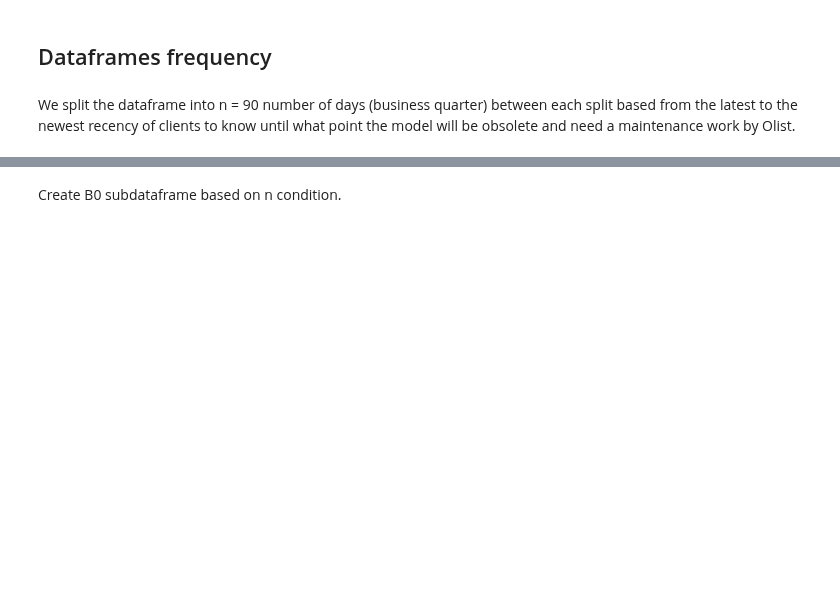
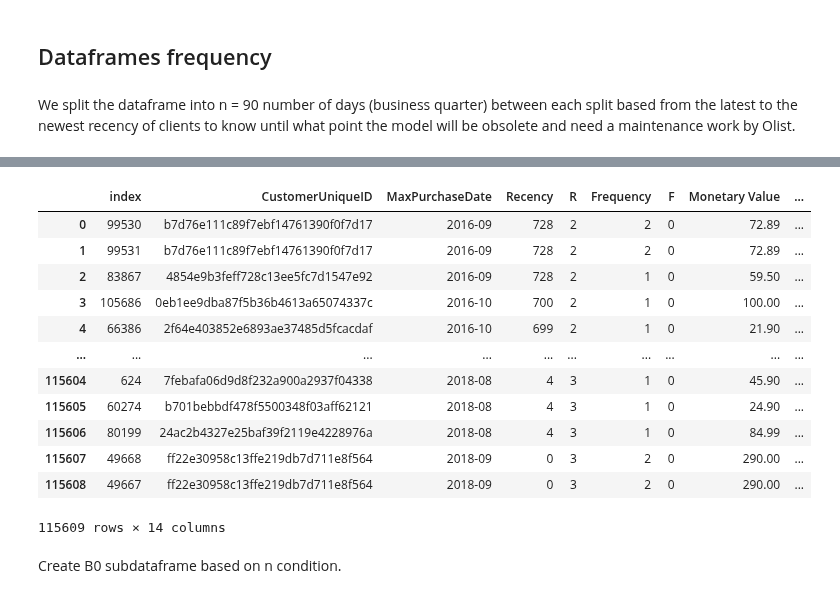
Before and after one commit to Ay0d/Machine-Learning, a Jupyter notebook: clients-segmentation-rfm-maintenance.ipynb, the cells around one changed output, grey strips where cells are left out. Saved outputs shown, nothing was run; the diff lists cells and outputs as text; code cells hidden in the pictures; blank space fills up the shorter version.

```diff
--- a/clients-segmentation-rfm-maintenance.ipynb
+++ b/clients-segmentation-rfm-maintenance.ipynb
@@ -96,0 +128,17 @@ n = 90
+# %%
+df.reset_index(inplace=True)
+df
+# %% [output]
+|  | index | CustomerUniqueID | MaxPurchaseDate | Recency | R | Frequency | F | Monetary Value | ... |
+| 0 | 99530 | b7d76e111c89f7ebf14761390f0f7d17 | 2016-09 | 728 | 2 | 2 | 0 | 72.89 | ... |
+| 1 | 99531 | b7d76e111c89f7ebf14761390f0f7d17 | 2016-09 | 728 | 2 | 2 | 0 | 72.89 | ... |
+| 2 | 83867 | 4854e9b3feff728c13ee5fc7d1547e92 | 2016-09 | 728 | 2 | 1 | 0 | 59.50 | ... |
+| 3 | 105686 | 0eb1ee9dba87f5b36b4613a65074337c | 2016-10 | 700 | 2 | 1 | 0 | 100.00 | ... |
+| 4 | 66386 | 2f64e403852e6893ae37485d5fcacdaf | 2016-10 | 699 | 2 | 1 | 0 | 21.90 | ... |
+| ... | ... | ... | ... | ... | ... | ... | ... | ... | ... |
+| 115604 | 624 | 7febafa06d9d8f232a900a2937f04338 | 2018-08 | 4 | 3 | 1 | 0 | 45.90 | ... |
+| 115605 | 60274 | b701bebbdf478f5500348f03aff62121 | 2018-08 | 4 | 3 | 1 | 0 | 24.90 | ... |
+| 115606 | 80199 | 24ac2b4327e25baf39f2119e4228976a | 2018-08 | 4 | 3 | 1 | 0 | 84.99 | ... |
+| 115607 | 49668 | ff22e30958c13ffe219db7d711e8f564 | 2018-09 | 0 | 3 | 2 | 0 | 290.00 | ... |
+| 115608 | 49667 | ff22e30958c13ffe219db7d711e8f564 | 2018-09 | 0 | 3 | 2 | 0 | 290.00 | ... |
+115609 rows × 14 columns
```
Also changed, not shown: parts of 39 cells of this notebook.
